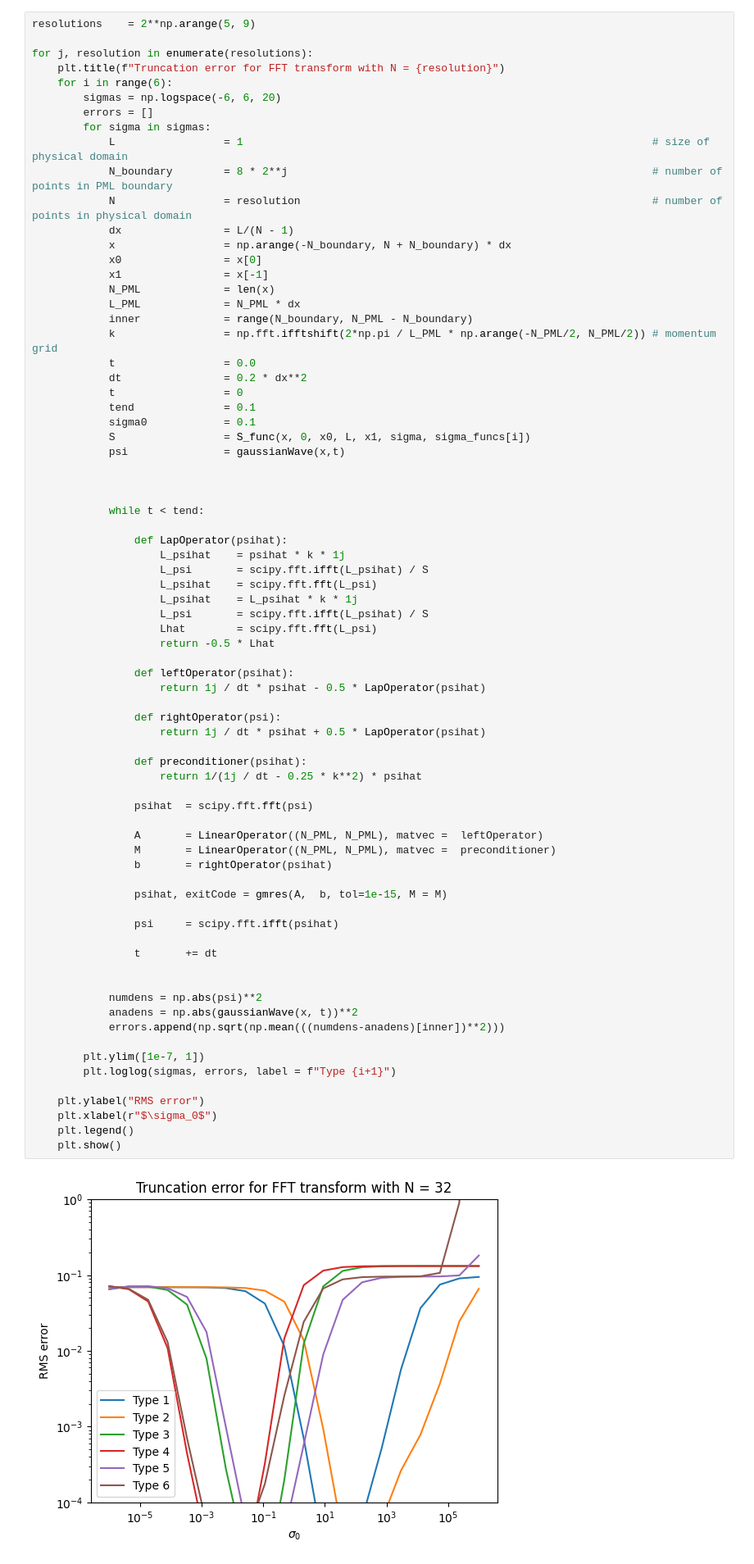
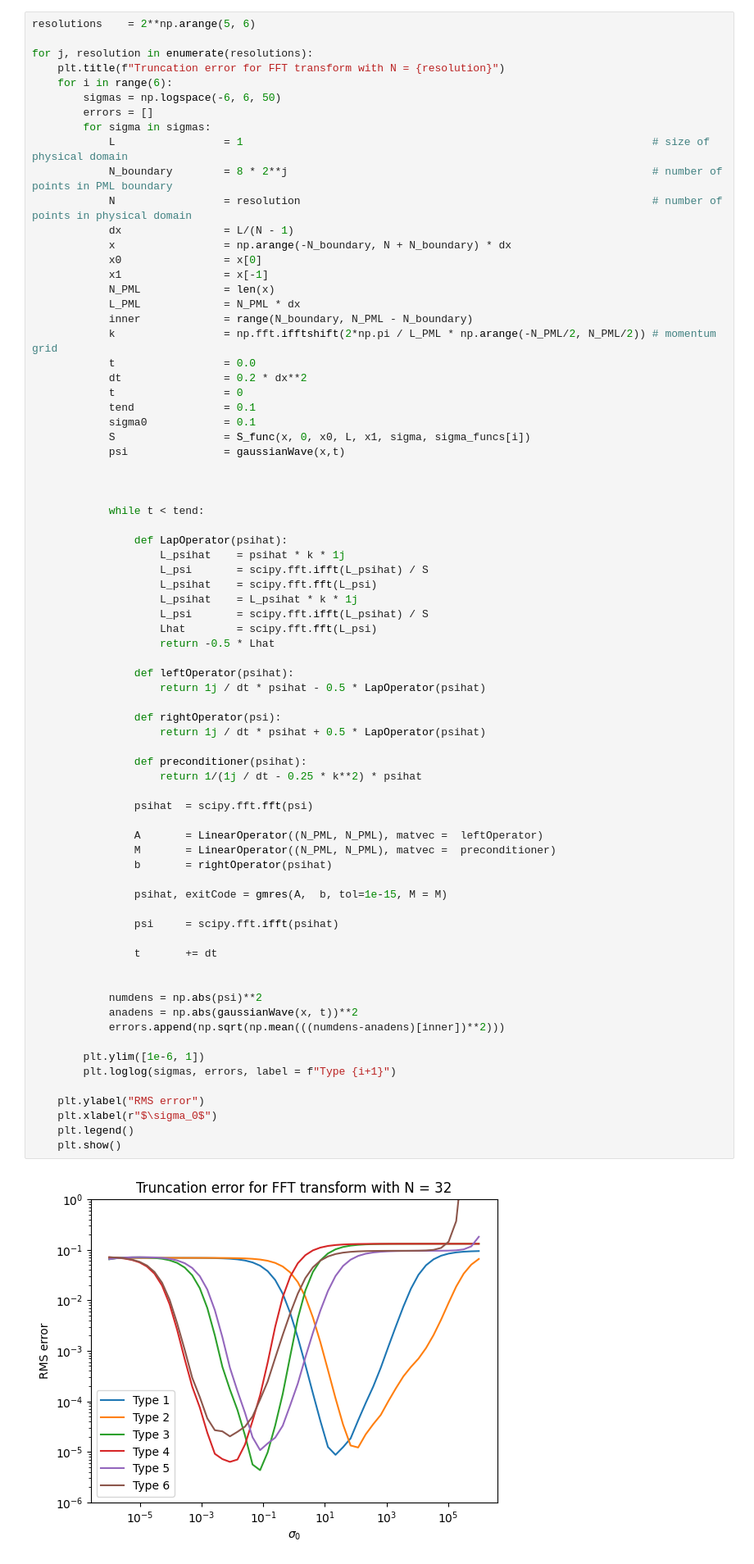
Before and after one commit to KunkelAlexander/fdm-hybrid-scheme, a Jupyter notebook: demonstration/PerfectlyMatchedLayers.ipynb, the cells around one changed output. Shown at 82% size. Drawn from its saved outputs; the diff is of its cells as text.

```diff
--- a/demonstration/PerfectlyMatchedLayers.ipynb
+++ b/demonstration/PerfectlyMatchedLayers.ipynb
@@ -256,12 +254,12 @@ while t < tend:
 # %% [markdown]
 ## Systematic test of different absorbers
 # %%
-resolutions    = 2**np.arange(5, 9)
+resolutions    = 2**np.arange(5, 6)
 
 for j, resolution in enumerate(resolutions):
     plt.title(f"Truncation error for FFT transform with N = {resolution}")
     for i in range(6):
-        sigmas = np.logspace(-6, 6, 20)
+        sigmas = np.logspace(-6, 6, 50)
         errors = []
         for sigma in sigmas:
             L                 = 1                                                                # size of physical domain
@@ -302,32 +300,32 @@ for j, resolution in enumerate(resolutions):
                 def rightOperator(psi):
                     return 1j / dt * psihat + 0.5 * LapOperator(psihat)
 
                 def preconditioner(psihat):
                     return 1/(1j / dt - 0.25 * k**2) * psihat
 
                 psihat  = scipy.fft.fft(psi)
 
                 A       = LinearOperator((N_PML, N_PML), matvec =  leftOperator)
                 M       = LinearOperator((N_PML, N_PML), matvec =  preconditioner)
                 b       = rightOperator(psihat)
 
                 psihat, exitCode = gmres(A,  b, tol=1e-15, M = M)
 
                 psi     = scipy.fft.ifft(psihat)
 
                 t       += dt
 
 
             numdens = np.abs(psi)**2
             anadens = np.abs(gaussianWave(x, t))**2
             errors.append(np.sqrt(np.mean(((numdens-anadens)[inner])**2)))
 
-        plt.ylim([1e-7, 1])
+        plt.ylim([1e-6, 1])
         plt.loglog(sigmas, errors, label = f"Type {i+1}")
 
     plt.ylabel("RMS error")
     plt.xlabel(r"$\sigma_0$")
     plt.legend()
     plt.show()
 # %% [output]
-[figure, old version]
+[figure, new version]
```
Also changed, not shown: parts of 2 cells of this notebook, 3 other files.
